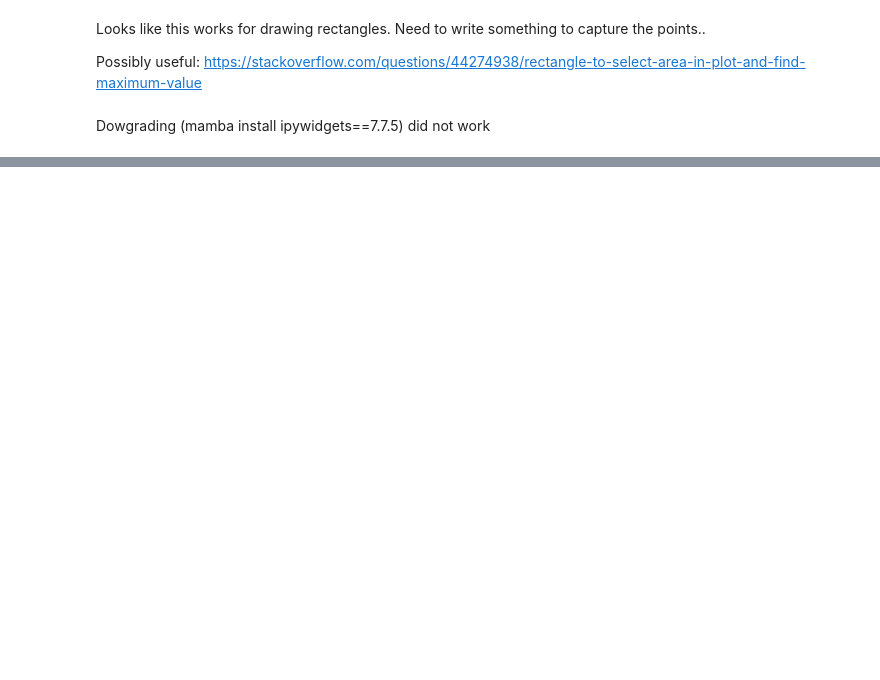
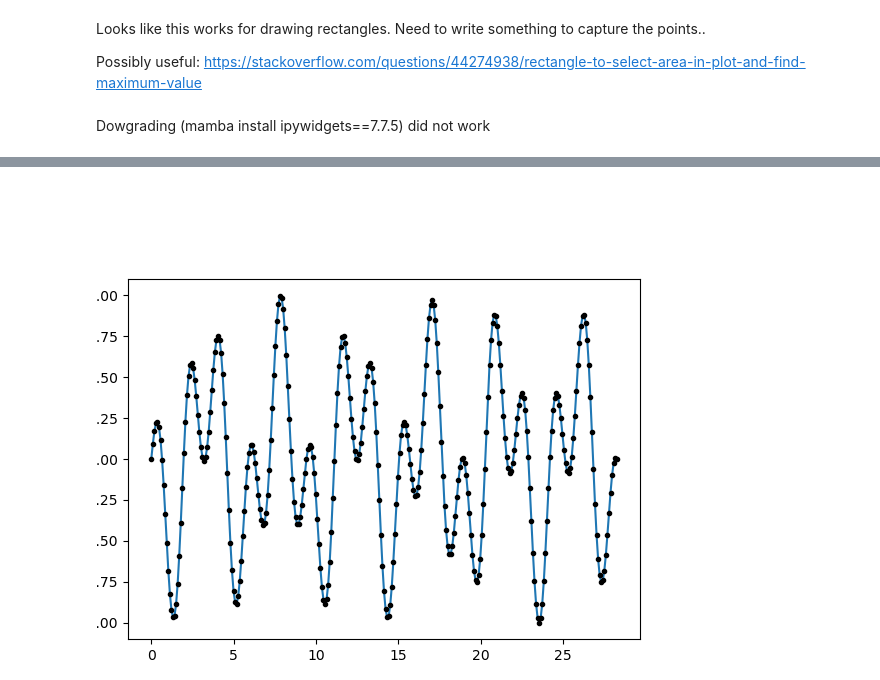
Before and after one commit to NPIOcean/oceanograpy, a Jupyter notebook: development/cnv_functions/Hand picking.ipynb, the cells around one changed output, grey strips where cells are left out. Drawn from its saved outputs; the diff is of its cells as text; code cells hidden in the pictures; blank space fills up the shorter version.

```diff
--- a/development/cnv_functions/Hand picking.ipynb
+++ b/development/cnv_functions/Hand picking.ipynb
@@ -141,0 +254,59 @@ EXIT.
+# %%
+import numpy as np
+import matplotlib.pyplot as plt
+from matplotlib.widgets import RectangleSelector
+
+class oyv_sel:
+    def __init__(self, xdata, ydata):
+        self.first = True
+        self.fig = plt.figure()
+        self.ax = self.fig.add_axes([0.05, 0.05, 0.8, 0.75])
+        self.fig.canvas.header_visible = False  # Hide the figure header
+
+        self.xdata, self.ydata = xdata.copy(), ydata.copy()
+        self.xdata_return, self.ydata_return = xdata.copy(), ydata.copy()
+
+        line, = self.ax.plot(xdata, ydata)
+        point = self.ax.plot(xdata, ydata, '.k', zorder=3)
+        text = self.ax.text(0, 0, "")
+        xpicks = np.array([])
+
+        self.es = RectangleSelector(self.ax, self.onselect, interactive=True)
+
+        self.xcoords = np.array([])
+        self.ycoords = np.array([])
+        self.xcoords_temp = np.array([])
+        self.ycoords_temp = np.array([])
+
+        plt.subplots_adjust(top = 1)
+        self.temp_label = 'Points to remove'
+        self.remove_label = 'Selected points to remove'
+
+    def onselect(self, eclick, erelease):
+        ext = self.es.extents
+        rectangle = plt.Rectangle((ext[0], ext[2]), ext[1] - ext[0], ext[3] - ext[2])
+
+        self.contains_TF_ = rectangle.contains_points(np.vstack([self.xdata, self.ydata]).T)
+
+        self.xcoords_temp = np.concatenate([self.xcoords_temp, self.xdata[self.contains_TF_]])
+        self.ycoords_temp = np.concatenate([self.ycoords_temp, self.ydata[self.contains_TF_]])
+
+        try:
+            self.temp_scatter.remove()
+            plt.draw()
+        except:
+            pass
+        plt.draw()
+        self.temp_scatter = self.ax.scatter(self.xcoords_temp, self.ycoords_temp,
+                                            color='b', label=self.temp_label)
+        self.ax.legend()
+
+# Example data
+xdata = np.linspace(0, 9 * np.pi, num=301)
+ydata = np.sin(xdata) * np.cos(xdata * 2.4)
+
+# Create and show the plot
+sel = oyv_sel(xdata, ydata)
+plt.show()
+# %% [output]
+[figure, added]
```
Also changed, not shown: parts of 11 cells of this notebook, 6 other files.
